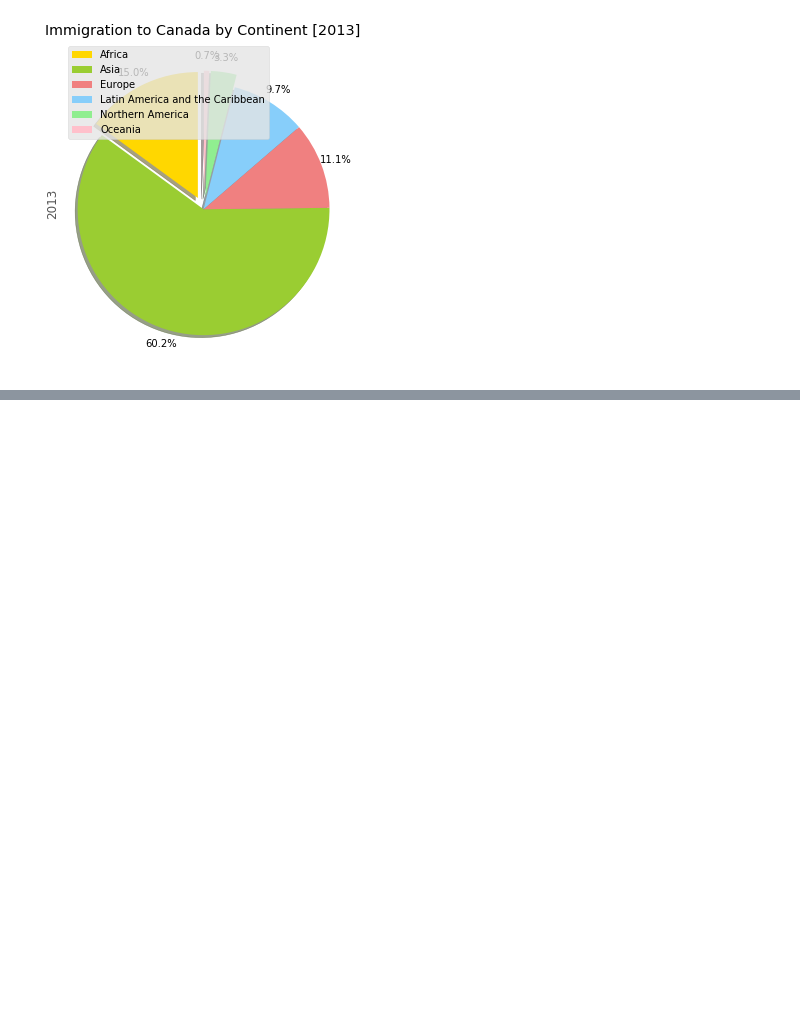
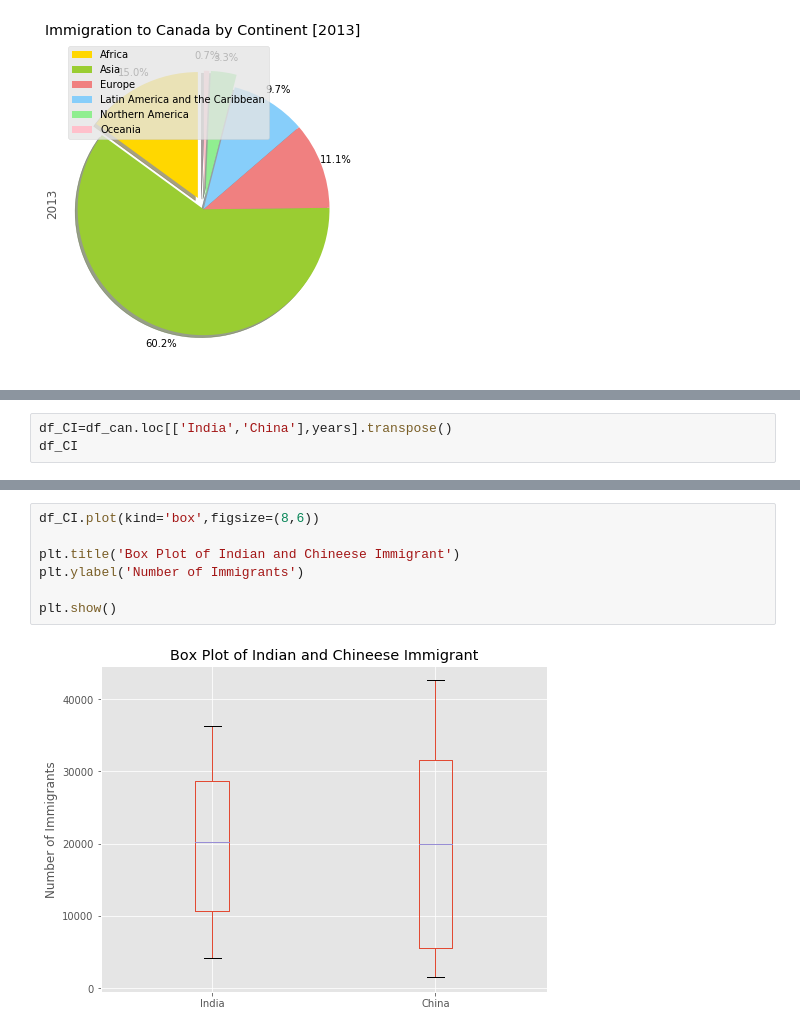
Before and after one commit to rameez471/Couresera-Visualization-with-Matplotlib, a Jupyter notebook: Week 2/Pie Charts, Box Plots, Scatter Plots, and Bubble Plots.ipynb, the cells around one changed output, grey strips where cells are left out. Cells and saved outputs as stored; diff of their text form; blank space fills up the shorter version.

```diff
--- a/Week 2/Pie Charts, Box Plots, Scatter Plots, and Bubble Plots.ipynb
+++ b/Week 2/Pie Charts, Box Plots, Scatter Plots, and Bubble Plots.ipynb
@@ -134,0 +179,3 @@ plt.show()
+# %%
+df_CI=df_can.loc[['India','China'],years].transpose()
+df_CI
@@ -134,0 +212,9 @@ plt.show()
+# %%
+df_CI.plot(kind='box',figsize=(8,6))
+
+plt.title('Box Plot of Indian and Chineese Immigrant')
+plt.ylabel('Number of Immigrants')
+
+plt.show()
+# %% [output]
+[figure, added]
```
Also changed, not shown: parts of 25 cells of this notebook.
